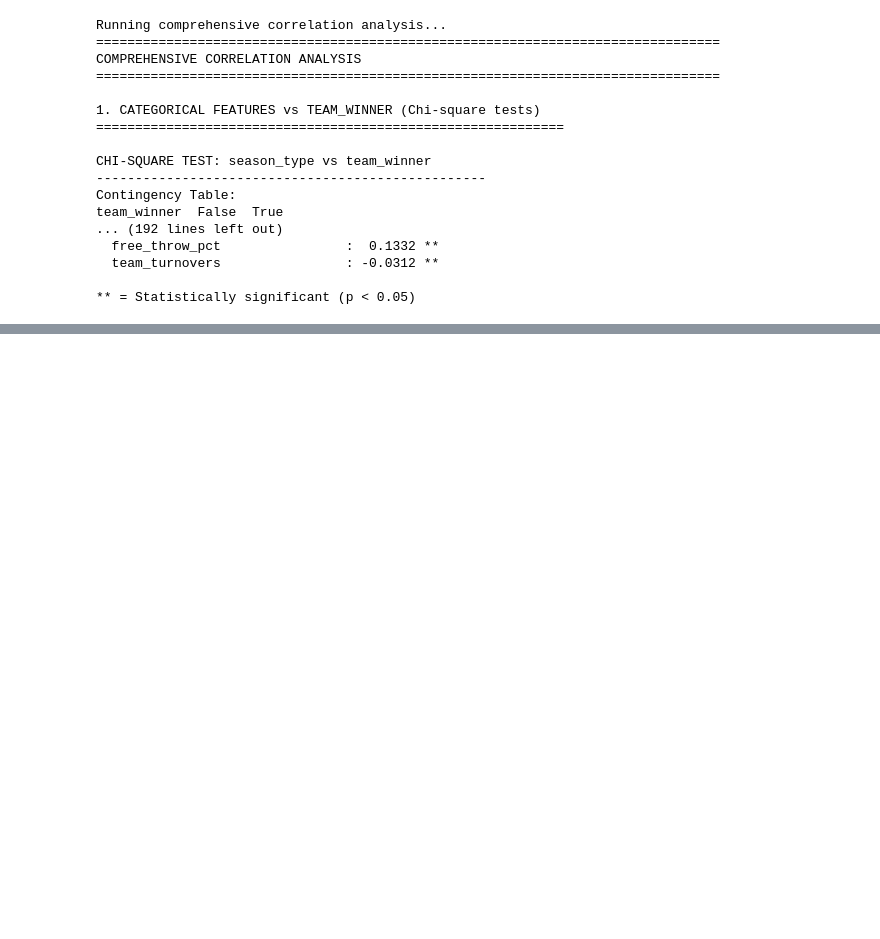
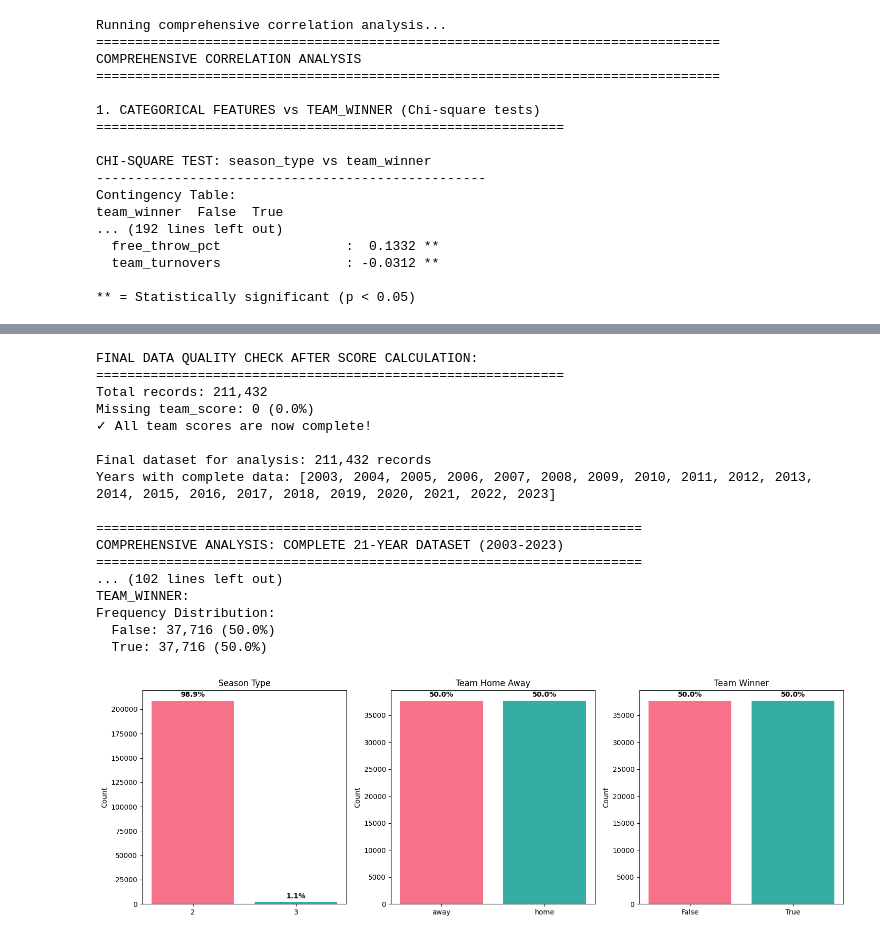
Before and after one commit to bf-z/March-Madness-Predictor, a Jupyter notebook: peek.ipynb, the cells around one changed output, grey strips where cells are left out. Saved outputs shown, nothing was run; the diff lists cells and outputs as text; code cells hidden in the pictures; blank space fills up the shorter version.

```diff
--- a/peek.ipynb
+++ b/peek.ipynb
@@ -953,0 +1042,14 @@ and preprocessing in machine learning model development.
+# %%
+# Display all raw columns in the complete dataset with null percentages
+print("ALL RAW COLUMNS IN THE COMBINED DATASET")
+print("=" * 70)
+print(f"Total columns: {len(all_years_data.columns)}")
+print(f"Dataset shape: {all_years_data.shape}")
+print()
+print(f"{'#':<3} {'Column Name':<40} {'Null Count':<12} {'Null %':<8}")
+print("-" * 70)
+
+for i, col in enumerate(all_years_data.columns, 1):
+    null_count = all_years_data[col].isnull().sum()
+    null_percentage = (null_count / len(all_years_data)) * 100
+    print(f"{i:2d}. {col:<40} {null_count:<12,} {null_percentage:<7.1f}%")
@@ -953,0 +1828,48 @@ and preprocessing in machine learning model development.
+# %%
+# Use the complete dataset for analysis (after score calculation)
+print("FINAL DATA QUALITY CHECK AFTER SCORE CALCULATION:")
+print("="*60)
+
+missing_scores = all_years_data['team_score'].isnull().sum()
+total_records = len(all_years_data)
+
+print(f"Total records: {total_records:,}")
+print(f"Missing team_score: {missing_scores:,} ({missing_scores/total_records*100:.1f}%)")
+
+if missing_scores == 0:
+    print("✓ All team scores are now complete!")
+    complete_data = all_years_data.copy()
+else:
+    print(f"Still missing some scores - filtering to complete records")
+    complete_data = all_years_data.dropna(subset=['team_score']).copy()
+
+print(f"\nFinal dataset for analysis: {len(complete_data):,} records")
+print(f"Years with complete data: {sorted(complete_data['season'].unique())}")
+
+# Re-run all our analyses on the complete dataset
+print("\n" + "="*70)
+print("COMPREHENSIVE ANALYSIS: COMPLETE 21-YEAR DATASET (2003-2023)")
+print("="*70)
+
+# 1. Categorical Features Analysis
+print("\n1. CATEGORICAL FEATURES - ALL YEARS")
+categorical_features_all = analyze_categorical_features(complete_data)
+# %% [output]
+FINAL DATA QUALITY CHECK AFTER SCORE CALCULATION:
+============================================================
+Total records: 211,432
+Missing team_score: 0 (0.0%)
+✓ All team scores are now complete!
+
+Final dataset for analysis: 211,432 records
+Years with complete data: [2003, 2004, 2005, 2006, 2007, 2008, 2009, 2010, 2011, 2012, 2013, 2014, 2015, 2016, 2017, 2018, 2019, 2020, 2021, 2022, 2023]
+
+======================================================================
+COMPREHENSIVE ANALYSIS: COMPLETE 21-YEAR DATASET (2003-2023)
+======================================================================
+... (102 lines left out)
+TEAM_WINNER:
+Frequency Distribution:
+  False: 37,716 (50.0%)
+  True: 37,716 (50.0%)
+[figure, added]
```
Also changed, not shown: parts of 24 cells of this notebook.
